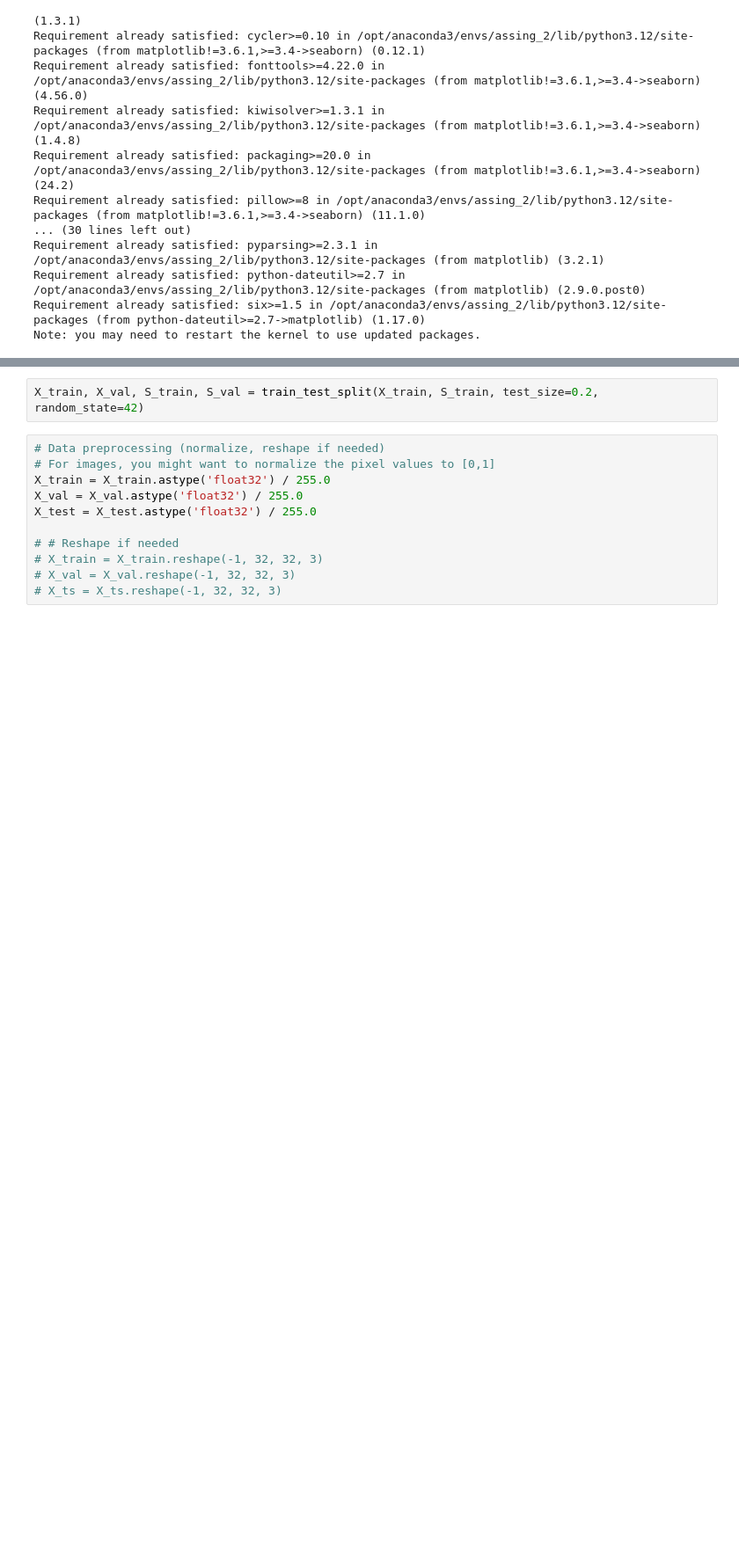
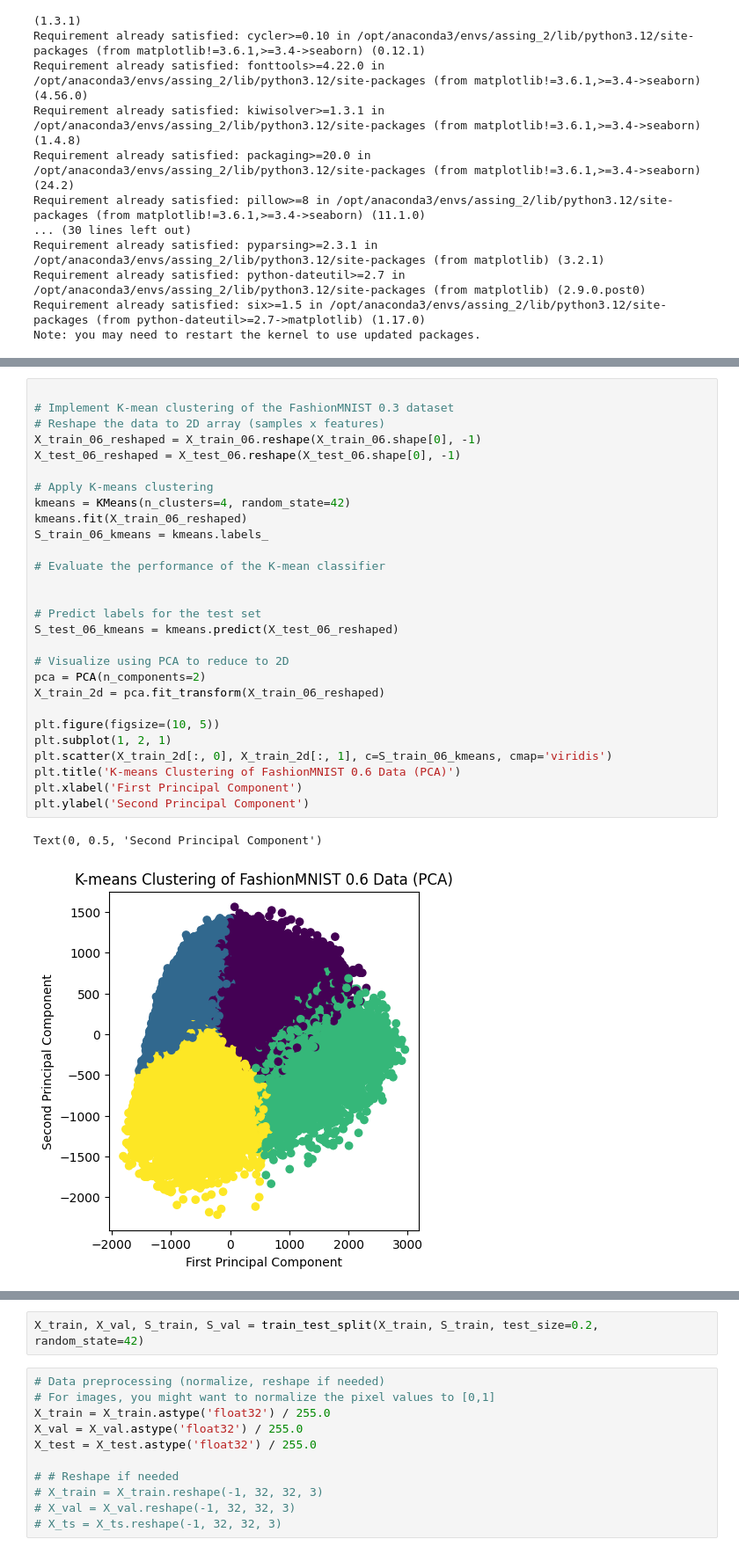
Before and after one commit to AidarAlimbayev/labs, a Jupyter notebook: Assing_2.ipynb, the cells around one changed output, grey strips where cells are left out. Shown at 88% size. Cells and saved outputs as stored; diff of their text form; blank space fills up the shorter version.

```diff
--- a/Assing_2.ipynb
+++ b/Assing_2.ipynb
@@ -88,0 +149,31 @@ Y_test = dataset['Y_ts']  # Clean labels for testing
+# %%
+
+# Implement K-mean clustering of the FashionMNIST 0.3 dataset
+# Reshape the data to 2D array (samples x features)
+X_train_06_reshaped = X_train_06.reshape(X_train_06.shape[0], -1)
+X_test_06_reshaped = X_test_06.reshape(X_test_06.shape[0], -1)
+
+# Apply K-means clustering
+kmeans = KMeans(n_clusters=4, random_state=42)
+kmeans.fit(X_train_06_reshaped)
+S_train_06_kmeans = kmeans.labels_
+
+# Evaluate the performance of the K-mean classifier
+
+
+# Predict labels for the test set
+S_test_06_kmeans = kmeans.predict(X_test_06_reshaped)
+
+# Visualize using PCA to reduce to 2D
+pca = PCA(n_components=2)
+X_train_2d = pca.fit_transform(X_train_06_reshaped)
+
+plt.figure(figsize=(10, 5))
+plt.subplot(1, 2, 1)
+plt.scatter(X_train_2d[:, 0], X_train_2d[:, 1], c=S_train_06_kmeans, cmap='viridis')
+plt.title('K-means Clustering of FashionMNIST 0.6 Data (PCA)')
+plt.xlabel('First Principal Component')
+plt.ylabel('Second Principal Component')
+# %% [output]
+Text(0, 0.5, 'Second Principal Component')
+[figure, added]
```
Also changed, not shown: parts of 27 cells of this notebook, 5 other files.
